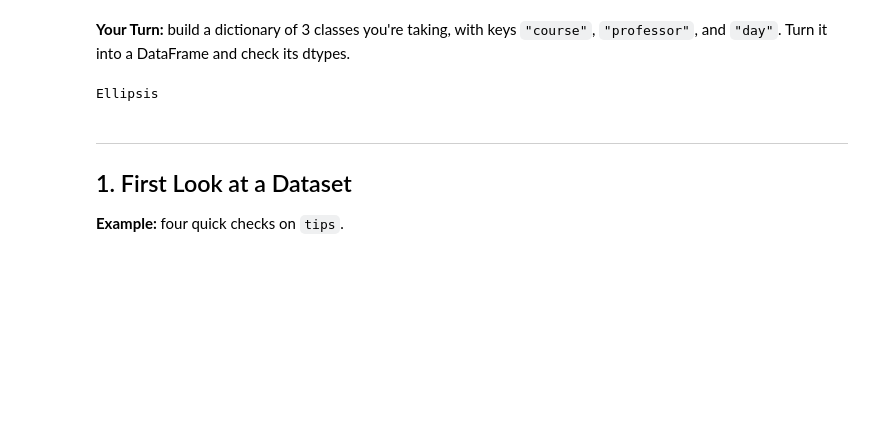
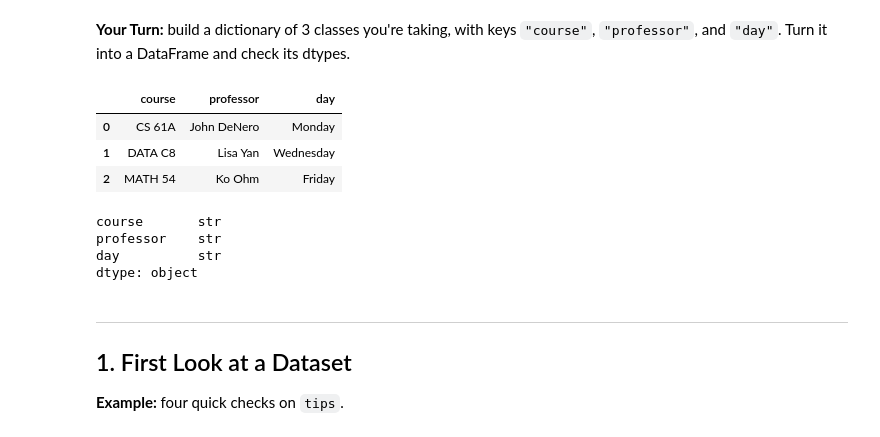
Before and after one commit to himanibalaga/JCP-fall-26, a Jupyter notebook: Week_4.ipynb, the cells around one changed output. Saved outputs shown, nothing was run; the diff lists cells and outputs as text; code cells hidden in the pictures; blank space fills up the shorter version.

```diff
--- a/Week_4.ipynb
+++ b/Week_4.ipynb
@@ -88,16 +88,24 @@ SyntaxError: invalid syntax. Perhaps you forgot a comma? (350489066.py, line 2)
 **Your Turn:** build a dictionary of 3 classes you're taking, with keys `"course"`, `"professor"`, and `"day"`. Turn it into a DataFrame and check its dtypes.
 # %%
 my_classes = {
-    "course": ...,
-    "professor": ...,
-    "day": ...
+    "course": ["CS 61A", "DATA C8", "MATH 54"],
+    "professor": ["John DeNero", "Lisa Yan", "Ko Ohm"],
+    "day": ["Monday", "Wednesday", "Friday"]
 }
-classes_df = ...
+classes_df = pd.DataFrame(my_classes)
 classes_df
 # %% [output]
-Ellipsis
+|  | course | professor | day |
+| 0 | CS 61A | John DeNero | Monday |
+| 1 | DATA C8 | Lisa Yan | Wednesday |
+| 2 | MATH 54 | Ko Ohm | Friday |
 # %%
 classes_df.dtypes
+# %% [output]
+course       str
+professor    str
+day          str
+dtype: object
 # %% [markdown]
 ---
 ## 1. First Look at a Dataset
```
Also changed, not shown: parts of 26 cells of this notebook.
